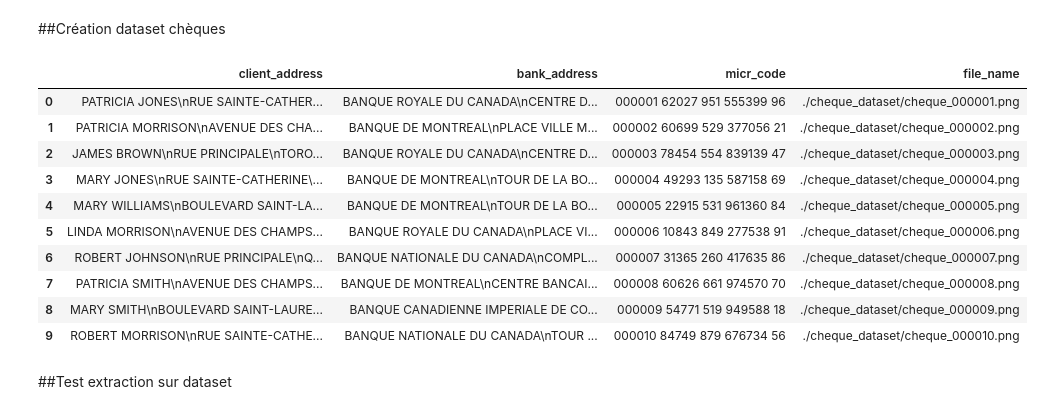
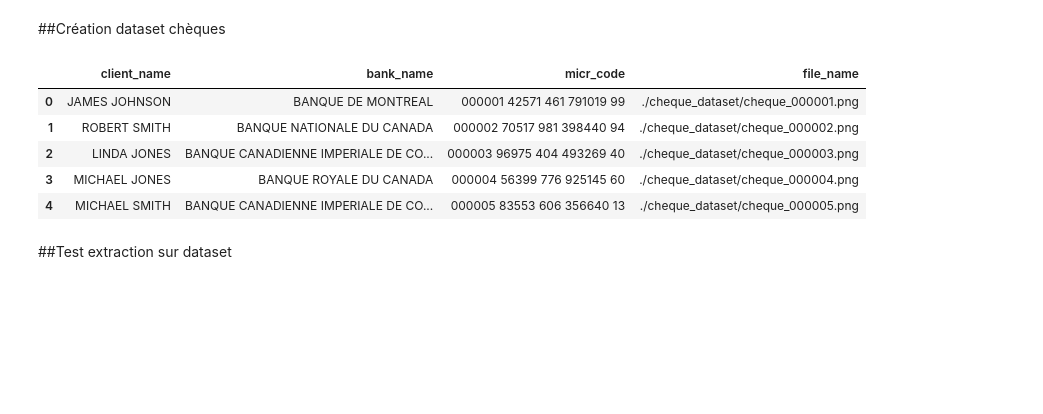
Before and after one commit to delemarchand2020/ExtractDataFromImageDoc, a Jupyter notebook: PoC_extraction_avec_VLM.ipynb, the cells around one changed output. Cells and saved outputs as stored; diff of their text form; code cells hidden in the pictures; blank space fills up the shorter version.

```diff
--- a/PoC_extraction_avec_VLM.ipynb
+++ b/PoC_extraction_avec_VLM.ipynb
@@ -580,48 +570,43 @@ def generate_cheque_dataset(N, output_folder, svg_folder='./'):
     if not os.path.exists(output_folder):
         os.makedirs(output_folder)
 
     data = []
 
     for i in range(N):
         serial_number = f"{i+1:06d}"
         account_number = f"{random.randint(100000, 999999)}"
         ctrl = f"{random.randint(10, 99)}"
         transit_number = f"{random.randint(10000, 99999)}"
         institution_number = f"{random.randint(100, 999)}"
 
         client_address = None
         bank_info = None
 
         cheque_image, micr_code, client_address, bank_info = create_fake_cheque(serial_number, account_number, ctrl, transit_number, institution_number, client_address, bank_info, font_size=10.5, svg_folder=svg_folder, spacing_factor=0.1, border_size=1)
 
         cheque_image_path = os.path.join(output_folder, f"cheque_{i+1:06d}.png")
         cheque_image.save(cheque_image_path)
 
         data.append({
-            "client_address": client_address,
-            "bank_address": bank_info,
+            "client_name": client_address.split('\n')[0],
+            "bank_name": bank_info.split('\n')[0],
             "micr_code": micr_code,
             "file_name": cheque_image_path
         })
 
     df = pd.DataFrame(data)
     return df
 
 # Exemple d'utilisation
-df_cheques = generate_cheque_dataset(10, './cheque_dataset', svg_folder='./')
-df_cheques
+df_cheques = generate_cheque_dataset(3040, './cheque_dataset', svg_folder='./')
+df_cheques.head()
 # %% [output]
-|  | client_address | bank_address | micr_code | file_name |
-| 0 | PATRICIA JONES\nRUE SAINTE-CATHER... | BANQUE ROYALE DU CANADA\nCENTRE D... | 000001 62027 951 555399 96 | ./cheque_dataset/cheque_000001.png |
-| 1 | PATRICIA MORRISON\nAVENUE DES CHA... | BANQUE DE MONTREAL\nPLACE VILLE M... | 000002 60699 529 377056 21 | ./cheque_dataset/cheque_000002.png |
-| 2 | JAMES BROWN\nRUE PRINCIPALE\nTORO... | BANQUE ROYALE DU CANADA\nCENTRE D... | 000003 78454 554 839139 47 | ./cheque_dataset/cheque_000003.png |
-| 3 | MARY JONES\nRUE SAINTE-CATHERINE\... | BANQUE DE MONTREAL\nTOUR DE LA BO... | 000004 49293 135 587158 69 | ./cheque_dataset/cheque_000004.png |
-| 4 | MARY WILLIAMS\nBOULEVARD SAINT-LA... | BANQUE DE MONTREAL\nTOUR DE LA BO... | 000005 22915 531 961360 84 | ./cheque_dataset/cheque_000005.png |
-| 5 | LINDA MORRISON\nAVENUE DES CHAMPS... | BANQUE ROYALE DU CANADA\nPLACE VI... | 000006 10843 849 277538 91 | ./cheque_dataset/cheque_000006.png |
-| 6 | ROBERT JOHNSON\nRUE PRINCIPALE\nQ... | BANQUE NATIONALE DU CANADA\nCOMPL... | 000007 31365 260 417635 86 | ./cheque_dataset/cheque_000007.png |
-| 7 | PATRICIA SMITH\nAVENUE DES CHAMPS... | BANQUE DE MONTREAL\nCENTRE BANCAI... | 000008 60626 661 974570 70 | ./cheque_dataset/cheque_000008.png |
-| 8 | MARY SMITH\nBOULEVARD SAINT-LAURE... | BANQUE CANADIENNE IMPERIALE DE CO... | 000009 54771 519 949588 18 | ./cheque_dataset/cheque_000009.png |
-| 9 | ROBERT MORRISON\nRUE SAINTE-CATHE... | BANQUE NATIONALE DU CANADA\nTOUR ... | 000010 84749 879 676734 56 | ./cheque_dataset/cheque_000010.png |
+|  | client_name | bank_name | micr_code | file_name |
+| 0 | JAMES JOHNSON | BANQUE DE MONTREAL | 000001 42571 461 791019 99 | ./cheque_dataset/cheque_000001.png |
+| 1 | ROBERT SMITH | BANQUE NATIONALE DU CANADA | 000002 70517 981 398440 94 | ./cheque_dataset/cheque_000002.png |
+| 2 | LINDA JONES | BANQUE CANADIENNE IMPERIALE DE CO... | 000003 96975 404 493269 40 | ./cheque_dataset/cheque_000003.png |
+| 3 | MICHAEL JONES | BANQUE ROYALE DU CANADA | 000004 56399 776 925145 60 | ./cheque_dataset/cheque_000004.png |
+| 4 | MICHAEL SMITH | BANQUE CANADIENNE IMPERIALE DE CO... | 000005 83553 606 356640 13 | ./cheque_dataset/cheque_000005.png |
 # %% [markdown]
 ##Test extraction sur dataset
 # %%
```
Also changed, not shown: parts of 20 cells of this notebook.
